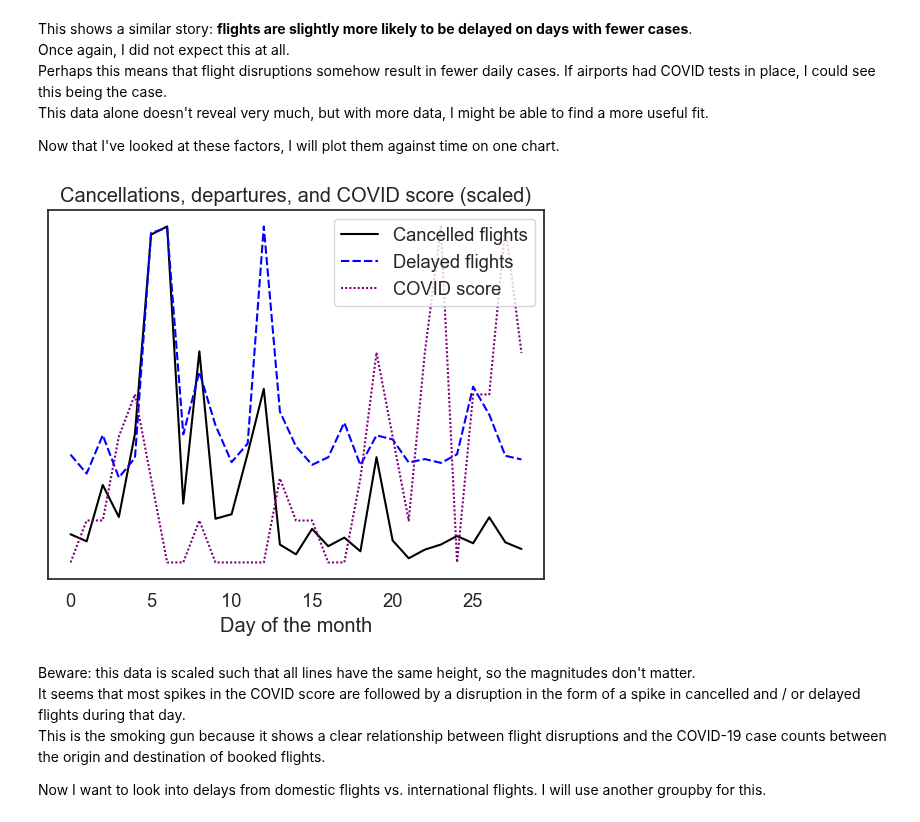
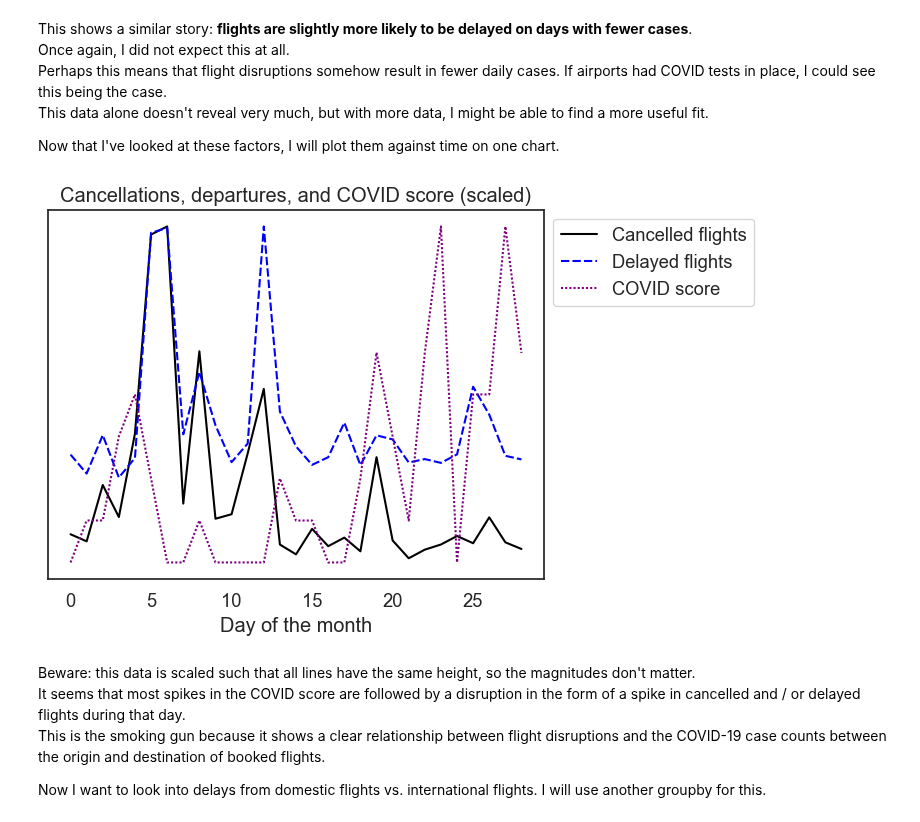
Before and after one commit to ubco-W2022T2-data301/project-group-group05, a Jupyter notebook: analysis/analysis_bradan.ipynb, the cells around one changed output. Saved outputs shown, nothing was run; the diff lists cells and outputs as text; code cells hidden in the pictures.

Commit message:
analysis: Move legends outside plots
Closes #44

```diff
--- a/analysis/analysis_bradan.ipynb
+++ b/analysis/analysis_bradan.ipynb
@@ -419,13 +419,13 @@ Now that I've looked at these factors, I will plot them against time on one char
 # %%
 score_scaled = pd.DataFrame()
 score_scaled['Cancelled'] = score['Cancelled'] / np.max(score['Cancelled'])
 score_scaled['Departure delayed'] = score['Departure delayed'] / np.max(score['Departure delayed'])
 score_scaled['COVID score'] = score['COVID score'] / np.max(score['COVID score'])
 ax = sns.lineplot(data=score_scaled[['Cancelled', 'Departure delayed', 'COVID score']], palette=['black', 'blue', 'purple'])
 ax.set(title='Cancellations, departures, and COVID score (scaled)', xlabel='Day of the month', yticklabels=[])
-ax.legend(ax.legend_.legend_handles, ['Cancelled flights', 'Delayed flights', 'COVID score'], loc='upper right');
+ax.legend(ax.legend_.legend_handles, ['Cancelled flights', 'Delayed flights', 'COVID score'], loc='upper left', bbox_to_anchor=(1, 1));
 # %% [output]
-[figure, old version]
+[figure, new version]
 # %% [markdown]
 Beware: this data is scaled such that all lines have the same height, so the magnitudes don't matter.
 It seems that most spikes in the COVID score are followed by a disruption in the form of a spike in cancelled and / or delayed flights during that day.
```
Also changed, not shown: parts of 1 cell of this notebook.
